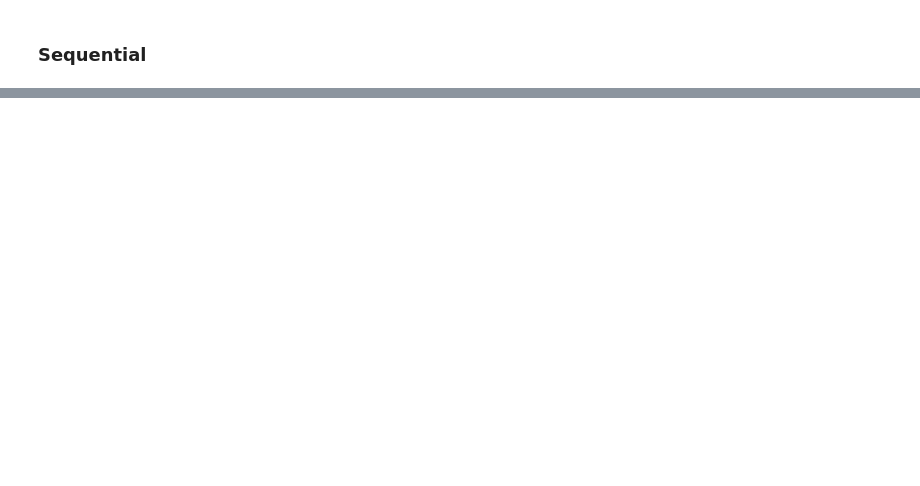
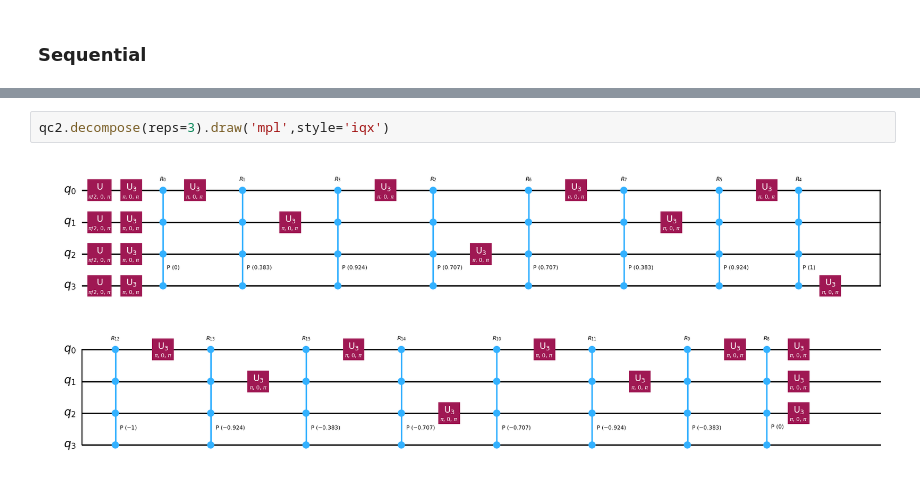
Before and after one commit to ugo-nzongani/Adjustable-depth-quantum-circuit-for-diagonal-unitary-and-QSP, a Jupyter notebook: zylberman_nzongani.ipynb, the cells around one changed output, grey strips where cells are left out. Saved outputs shown, nothing was run; the diff lists cells and outputs as text; blank space fills up the shorter version.

```diff
--- a/zylberman_nzongani.ipynb
+++ b/zylberman_nzongani.ipynb
@@ -635,0 +660,4 @@ plt.show()
+# %%
+qc2.decompose(reps=3).draw('mpl',style='iqx')
+# %% [output]
+[figure, added]
```
Also changed, not shown: parts of 13 cells of this notebook.
